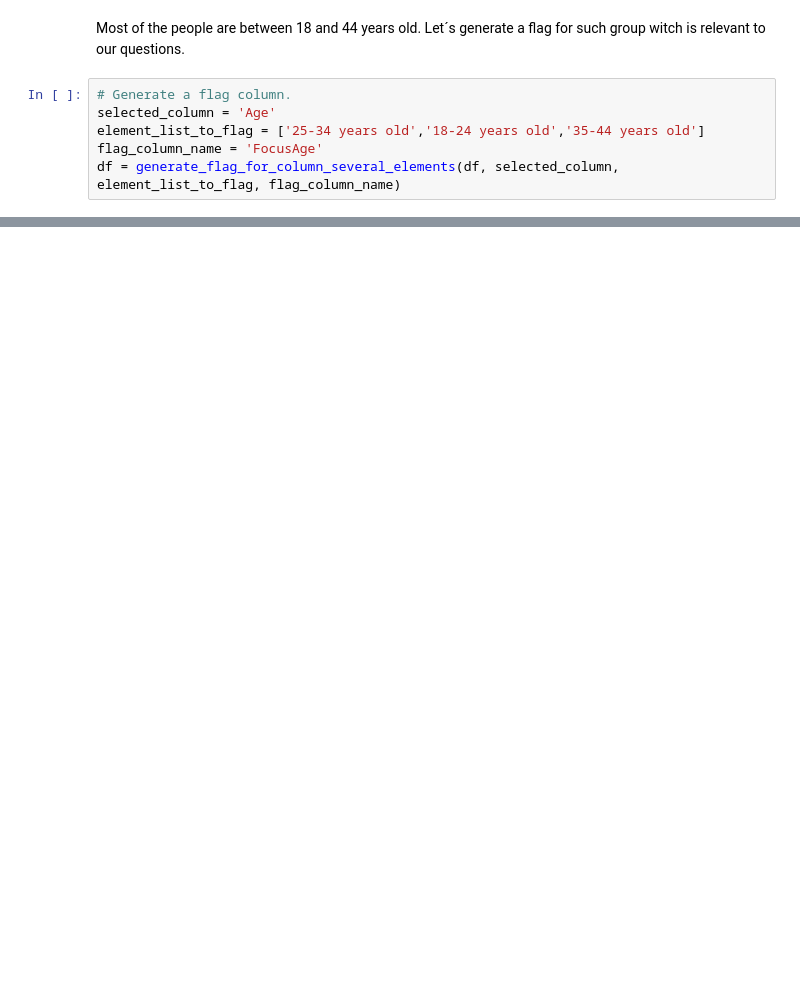
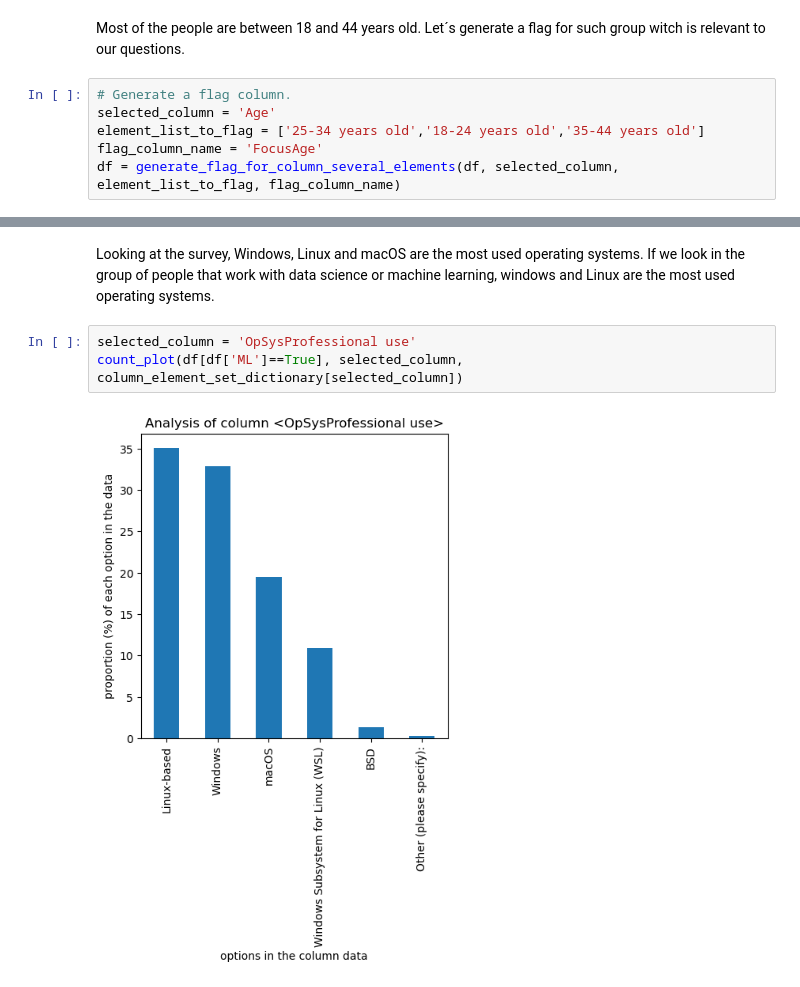
Before and after one commit to user235p/Survey, a Jupyter notebook: SW_recomentation_based_on_data.ipynb, the cells around one changed output, grey strips where cells are left out. Drawn from its saved outputs; the diff is of its cells as text; blank space fills up the shorter version.

```diff
--- a/SW_recomentation_based_on_data.ipynb
+++ b/SW_recomentation_based_on_data.ipynb
@@ -526,0 +669,8 @@ The mayority of the people are in this relevant age group.
+# %% [markdown]
+Looking at the survey, Windows, Linux and macOS are the most used operating systems.
+If we look in the group of people that work with data science or machine learning, windows and Linux are the most used operating systems.
+# %%
+selected_column = 'OpSysProfessional use'
+count_plot(df[df['ML']==True], selected_column, column_element_set_dictionary[selected_column])
+# %% [output]
+[figure, added]
```
Also changed, not shown: parts of 51 cells of this notebook, 1 other file.
